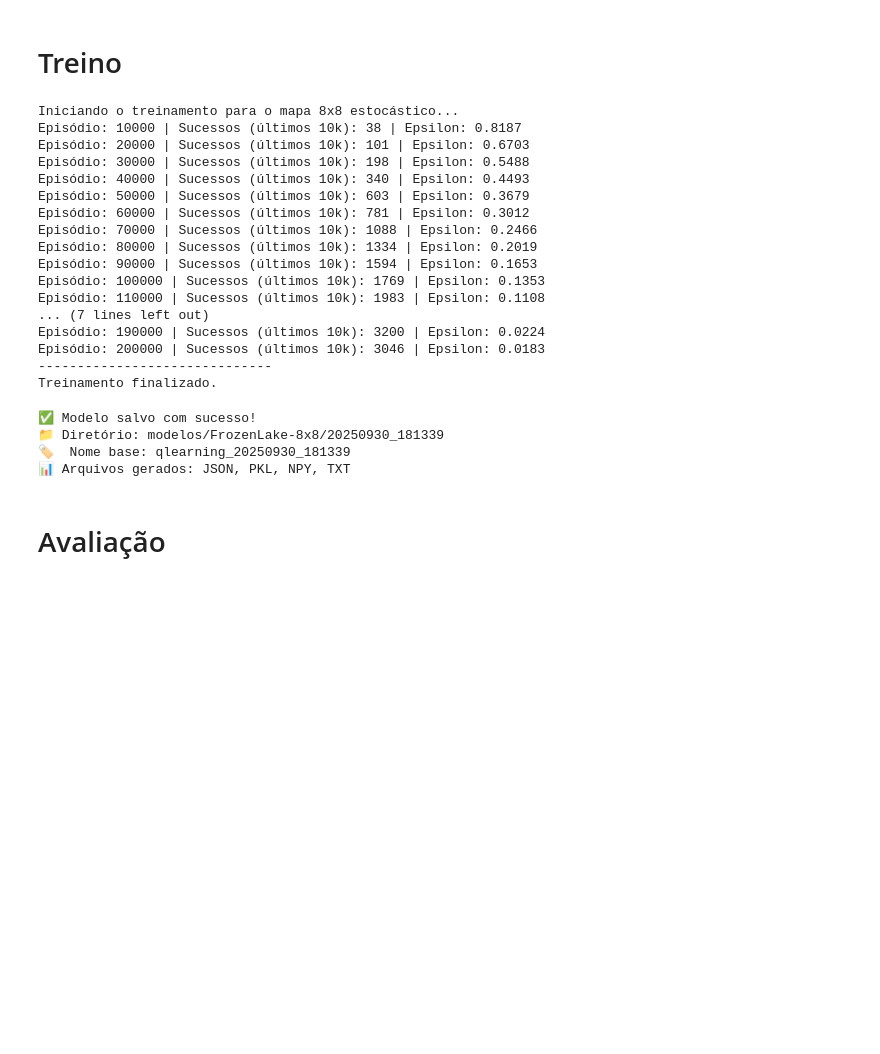
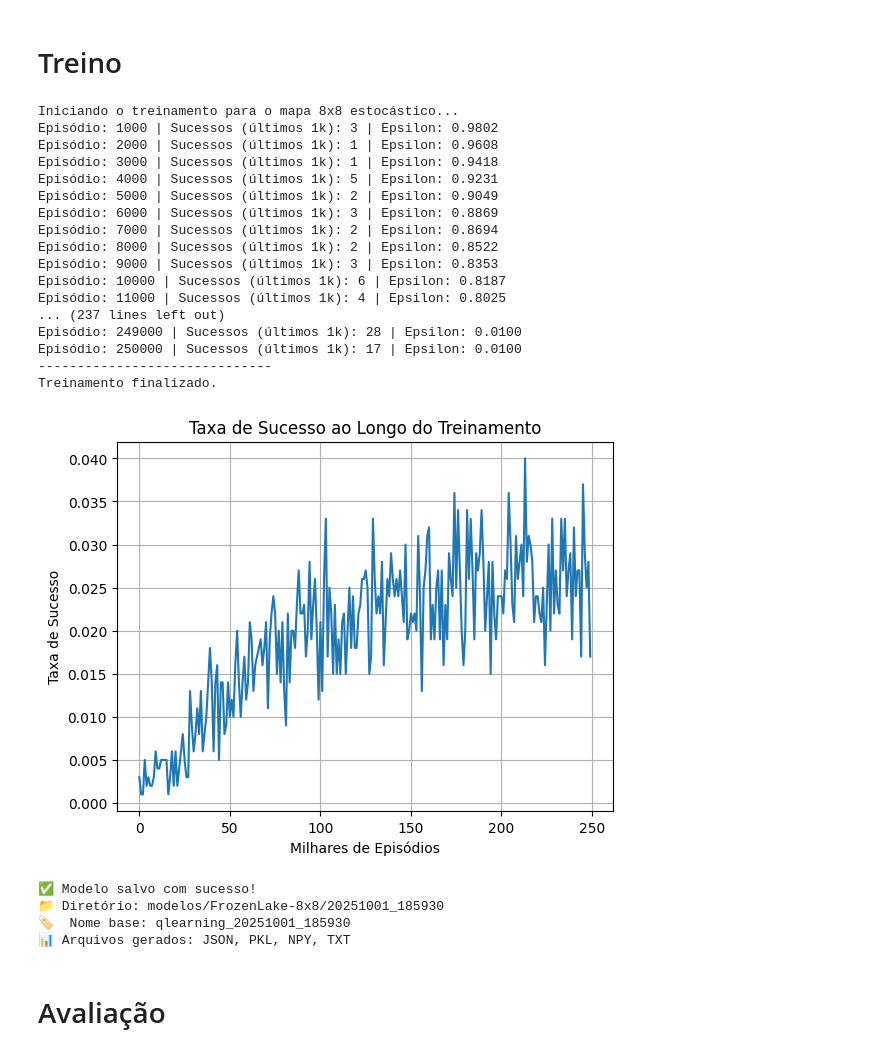
Before and after one commit to davialmeida135/rl-qlearning, a Jupyter notebook: frozen_SARSA.ipynb, the cells around one changed output. Cells and saved outputs as stored; diff of their text form; code cells hidden in the pictures; blank space fills up the shorter version.

```diff
--- a/frozen_SARSA.ipynb
+++ b/frozen_SARSA.ipynb
@@ -42,11 +42,11 @@ print(f"Q-table inicializada com formato: {q_table.shape}")
 print("-" * 30)
 
 # 2. HIPERPARÂMETROS AJUSTADOS PARA AMBIENTE COMPLEXO
-total_episodios = 200_000
+total_episodios = 250_000
 total_passos_max = 250
 
-taxa_aprendizado = 0.1
-fator_desconto = 1
+taxa_aprendizado = 0.001
+fator_desconto = 0.99
 
 epsilon = 1.0
 epsilon_min = 0.01
@@ -214,6 +214,7 @@ def carregar_modelo(caminho_arquivo):
 # 3. ALGORITMO DE TREINAMENTO Q-LEARNING
 print("Iniciando o treinamento para o mapa 8x8 estocástico...")
 recompensas_por_episodio = []
+taxas_de_sucesso = []
 
 for episodio in range(total_episodios):
     estado, info = env.reset()
@@ -268,11 +269,11 @@ for episodio in range(total_episodios):
     epsilon = max(epsilon_min, np.exp(-taxa_decaimento * episodio))
 
     # Log de progresso
-    if (episodio + 1) % 10000 == 0:
-        # Pega os últimos 10000 episódios que terminaram para calcular a taxa de sucesso
-        taxa_sucesso = sum(recompensas_por_episodio[-10000:])
-        print(f"Episódio: {episodio + 1} | Sucessos (últimos 10k): {taxa_sucesso} | Epsilon: {epsilon:.4f}")
-
+    if (episodio + 1) % 1000 == 0:
+        # Pega os últimos 1000 episódios que terminaram para calcular a taxa de sucesso
+        taxa_sucesso = sum(recompensas_por_episodio[-1000:])
+        print(f"Episódio: {episodio + 1} | Sucessos (últimos 1k): {taxa_sucesso} | Epsilon: {epsilon:.4f}")
+        taxas_de_sucesso.append(taxa_sucesso)
 
 env.close()
 
@@ -280,22 +281,33 @@ print("-" * 30)
 print("Treinamento finalizado.\n")
 # %% [output]
 Iniciando o treinamento para o mapa 8x8 estocástico...
-Episódio: 10000 | Sucessos (últimos 10k): 38 | Epsilon: 0.8187
-Episódio: 20000 | Sucessos (últimos 10k): 101 | Epsilon: 0.6703
-Episódio: 30000 | Sucessos (últimos 10k): 198 | Epsilon: 0.5488
-Episódio: 40000 | Sucessos (últimos 10k): 340 | Epsilon: 0.4493
-Episódio: 50000 | Sucessos (últimos 10k): 603 | Epsilon: 0.3679
-Episódio: 60000 | Sucessos (últimos 10k): 781 | Epsilon: 0.3012
-Episódio: 70000 | Sucessos (últimos 10k): 1088 | Epsilon: 0.2466
-Episódio: 80000 | Sucessos (últimos 10k): 1334 | Epsilon: 0.2019
-Episódio: 90000 | Sucessos (últimos 10k): 1594 | Epsilon: 0.1653
-Episódio: 100000 | Sucessos (últimos 10k): 1769 | Epsilon: 0.1353
-Episódio: 110000 | Sucessos (últimos 10k): 1983 | Epsilon: 0.1108
-... (7 lines left out)
-Episódio: 190000 | Sucessos (últimos 10k): 3200 | Epsilon: 0.0224
-Episódio: 200000 | Sucessos (últimos 10k): 3046 | Epsilon: 0.0183
+Episódio: 1000 | Sucessos (últimos 1k): 3 | Epsilon: 0.9802
+Episódio: 2000 | Sucessos (últimos 1k): 1 | Epsilon: 0.9608
+Episódio: 3000 | Sucessos (últimos 1k): 1 | Epsilon: 0.9418
+Episódio: 4000 | Sucessos (últimos 1k): 5 | Epsilon: 0.9231
+Episódio: 5000 | Sucessos (últimos 1k): 2 | Epsilon: 0.9049
+Episódio: 6000 | Sucessos (últimos 1k): 3 | Epsilon: 0.8869
+Episódio: 7000 | Sucessos (últimos 1k): 2 | Epsilon: 0.8694
+Episódio: 8000 | Sucessos (últimos 1k): 2 | Epsilon: 0.8522
+Episódio: 9000 | Sucessos (últimos 1k): 3 | Epsilon: 0.8353
+Episódio: 10000 | Sucessos (últimos 1k): 6 | Epsilon: 0.8187
+Episódio: 11000 | Sucessos (últimos 1k): 4 | Epsilon: 0.8025
+... (237 lines left out)
+Episódio: 249000 | Sucessos (últimos 1k): 28 | Epsilon: 0.0100
+Episódio: 250000 | Sucessos (últimos 1k): 17 | Epsilon: 0.0100
 ------------------------------
 Treinamento finalizado.
+# %%
+# Gráfico de taxa de sucesso
+import matplotlib.pyplot as plt
+plt.plot(np.array(taxas_de_sucesso)/1000)
+plt.xlabel('Milhares de Episódios')
+plt.ylabel('Taxa de Sucesso')
+plt.title('Taxa de Sucesso ao Longo do Treinamento')
+plt.grid()
+plt.show()
+# %% [output]
+[figure, added]
 # %%
 modelo_treinado = ModeloTreinado(
     q_table=q_table,
@@ -315,8 +327,8 @@ modelo_treinado = ModeloTreinado(
 info_salvamento = salvar_modelo(modelo_treinado, "FrozenLake-8x8", "v1")
 # %% [output]
 ✅ Modelo salvo com sucesso!
-📁 Diretório: modelos/FrozenLake-8x8/20250930_181339
-🏷️  Nome base: qlearning_20250930_181339
+📁 Diretório: modelos/FrozenLake-8x8/20251001_185930
+🏷️  Nome base: qlearning_20251001_185930
 📊 Arquivos gerados: JSON, PKL, NPY, TXT
 # %% [markdown]
 # Avaliação
```
Also changed, not shown: parts of 2 cells of this notebook, 36 other files.
